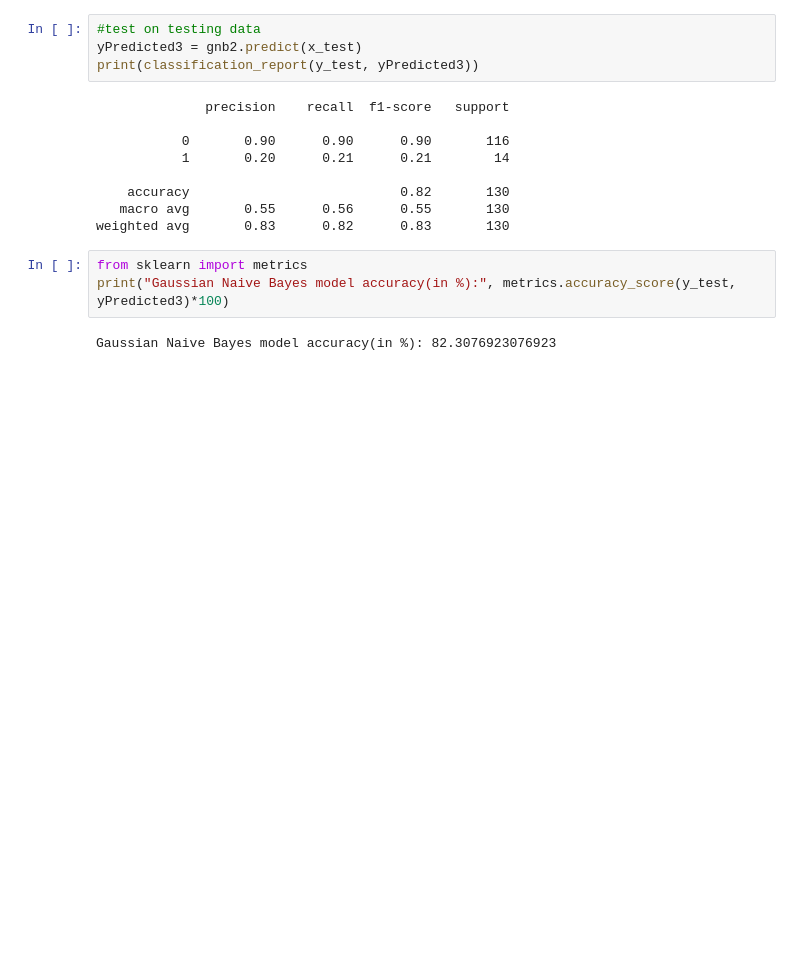
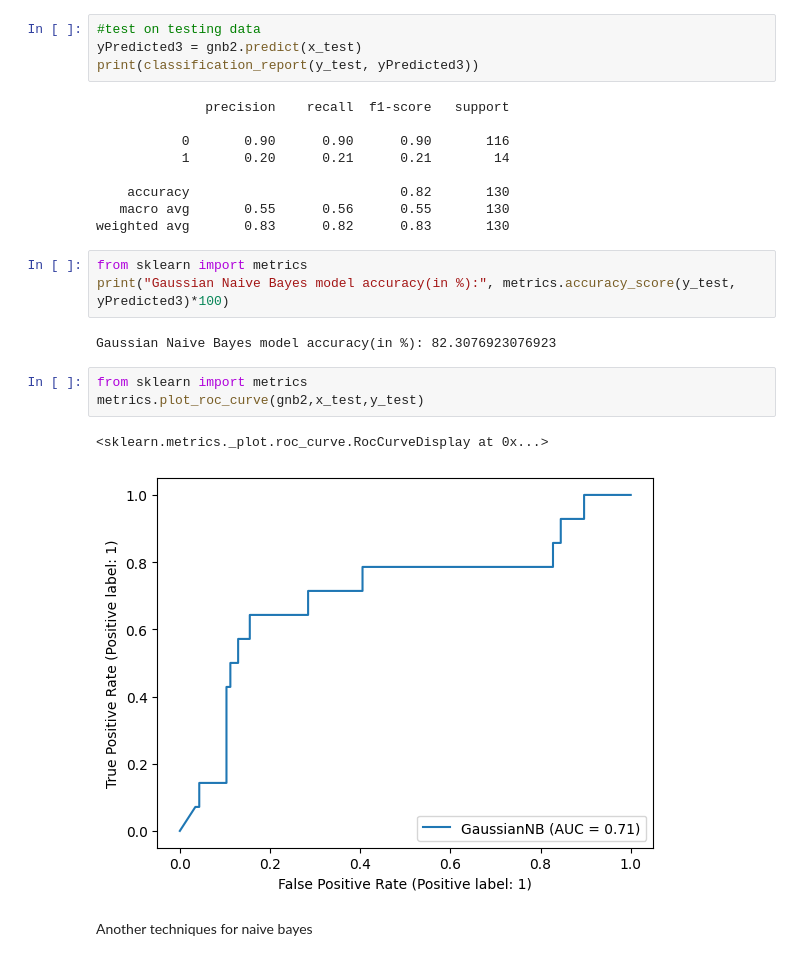
Before and after one commit to Aya-gamal2211/MachineLearning, a Jupyter notebook: Bayes_test.ipynb, the cells around one changed output. Drawn from its saved outputs; the diff is of its cells as text; blank space fills up the shorter version.

```diff
--- a/Bayes_test.ipynb
+++ b/Bayes_test.ipynb
@@ -394,3 +406,11 @@ from sklearn import metrics
 print("Gaussian Naive Bayes model accuracy(in %):", metrics.accuracy_score(y_test, yPredicted3)*100)
 # %% [output]
 Gaussian Naive Bayes model accuracy(in %): 82.3076923076923
+# %%
+from sklearn import metrics
+metrics.plot_roc_curve(gnb2,x_test,y_test)
+# %% [output]
+<sklearn.metrics._plot.roc_curve.RocCurveDisplay at 0x...>
+[figure, added]
+# %% [markdown]
+Another techniques for naive bayes
```
Also changed, not shown: parts of 7 cells of this notebook, 2 other files.
